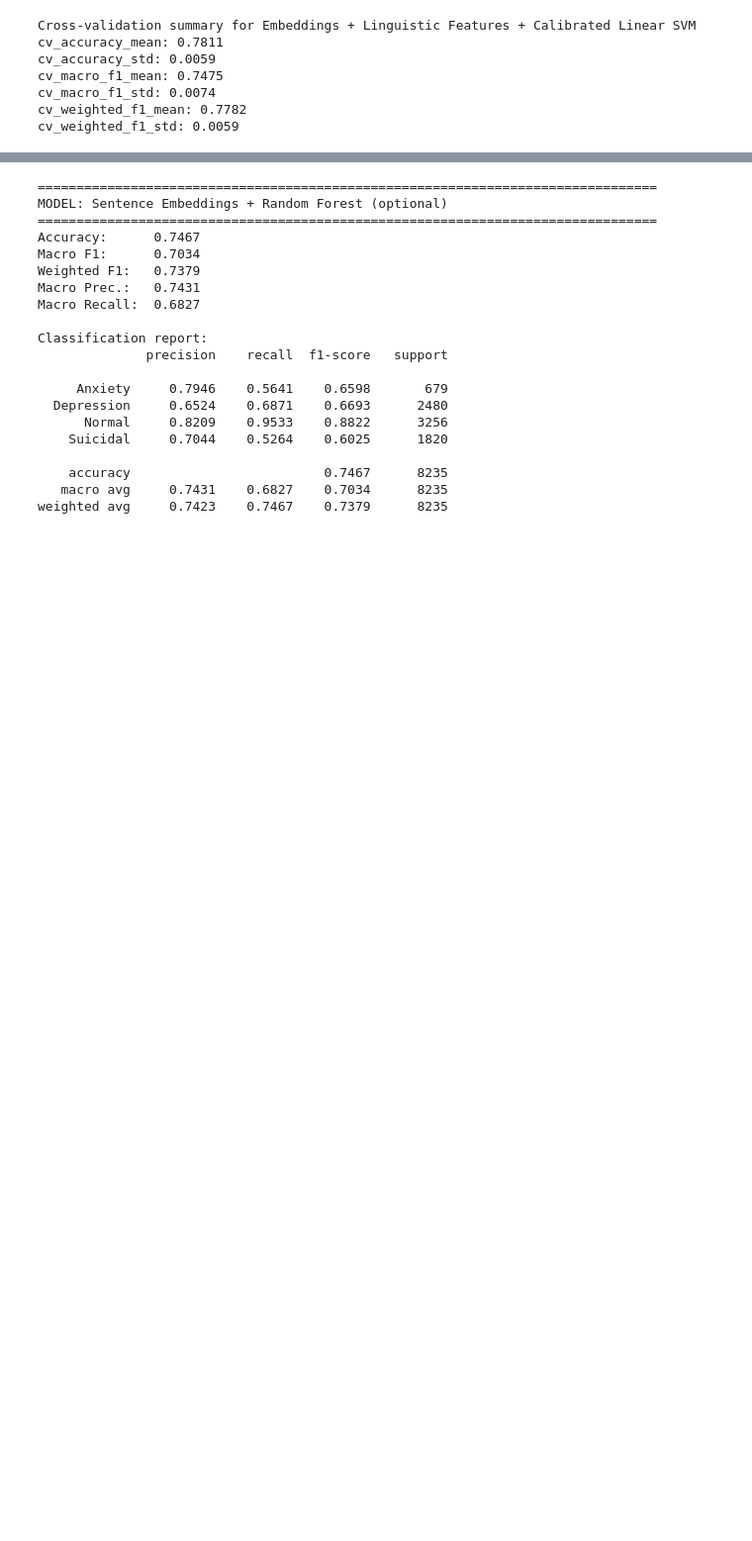
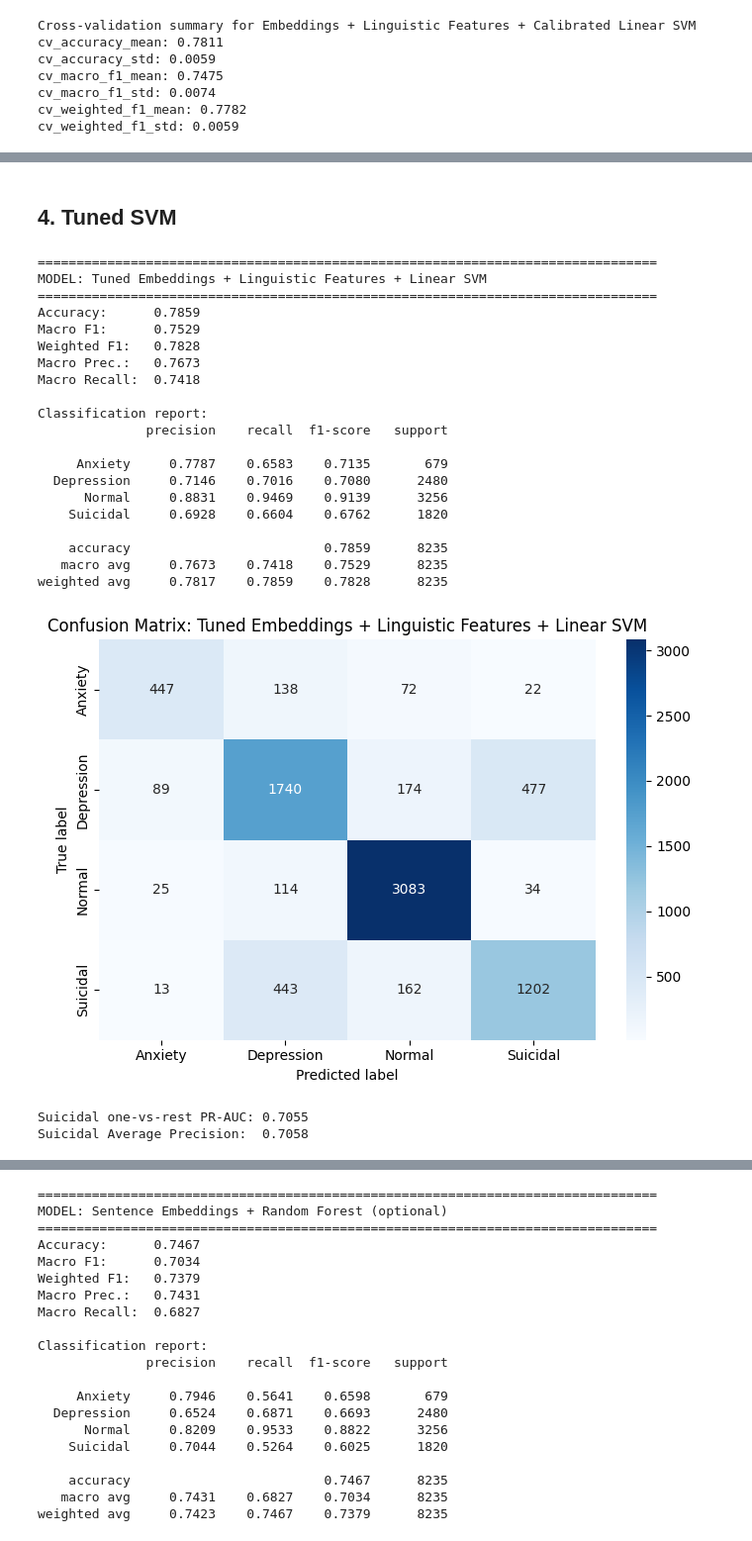
Before and after one commit to sy0203/ML_cf_mentalhealth, a Jupyter notebook: Code/modeling.ipynb, the cells around one changed output, grey strips where cells are left out. Shown at 99% size. Saved outputs shown, nothing was run; the diff lists cells and outputs as text; code cells hidden in the pictures; blank space fills up the shorter version.

```diff
--- a/Code/modeling.ipynb
+++ b/Code/modeling.ipynb
@@ -1243,0 +1292,43 @@ cv_weighted_f1_std: 0.0059
+# %% [markdown]
+## 4. Tuned SVM
+# %%
+# Evaluate tuned Sentence Embeddings + Linguistic Features + SVM on the validation set
+#
+# Cross-validation was already integrated during grid search for hyperparameter tuning.
+
+best_combined_svm = grid_combined_svm.best_estimator_
+
+res_best_combined_svm = evaluate_classifier(
+    model_name="Tuned Embeddings + Linguistic Features + Linear SVM",
+    model=best_combined_svm,
+    X_train=X_combined_train,
+    y_train=y_train,
+    X_val=X_combined_val,
+    y_val=y_val,
+    class_names=label_encoder.classes_,
+    has_predict_proba=True
+)
+# %% [output]
+================================================================================
+MODEL: Tuned Embeddings + Linguistic Features + Linear SVM
+================================================================================
+Accuracy:      0.7859
+Macro F1:      0.7529
+Weighted F1:   0.7828
+Macro Prec.:   0.7673
+Macro Recall:  0.7418
+
+Classification report:
+              precision    recall  f1-score   support
+
+     Anxiety     0.7787    0.6583    0.7135       679
+  Depression     0.7146    0.7016    0.7080      2480
+      Normal     0.8831    0.9469    0.9139      3256
+    Suicidal     0.6928    0.6604    0.6762      1820
+
+    accuracy                         0.7859      8235
+   macro avg     0.7673    0.7418    0.7529      8235
+weighted avg     0.7817    0.7859    0.7828      8235
+[figure, added]
+Suicidal one-vs-rest PR-AUC: 0.7055
+Suicidal Average Precision:  0.7058
```
Also changed, not shown: parts of 17 cells of this notebook.
